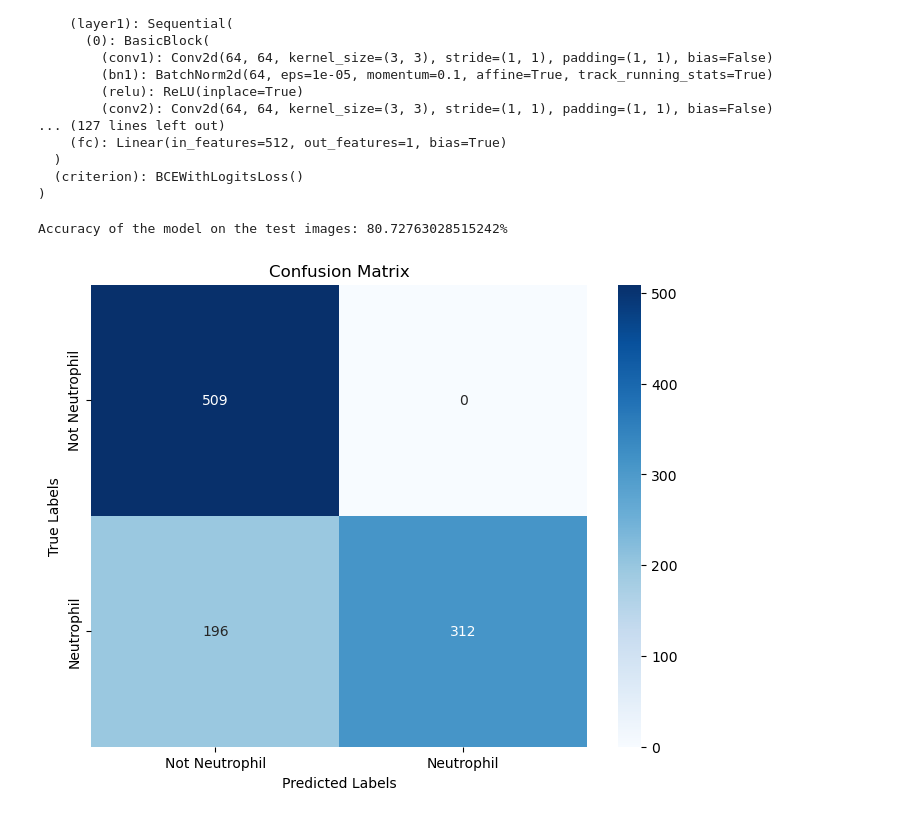
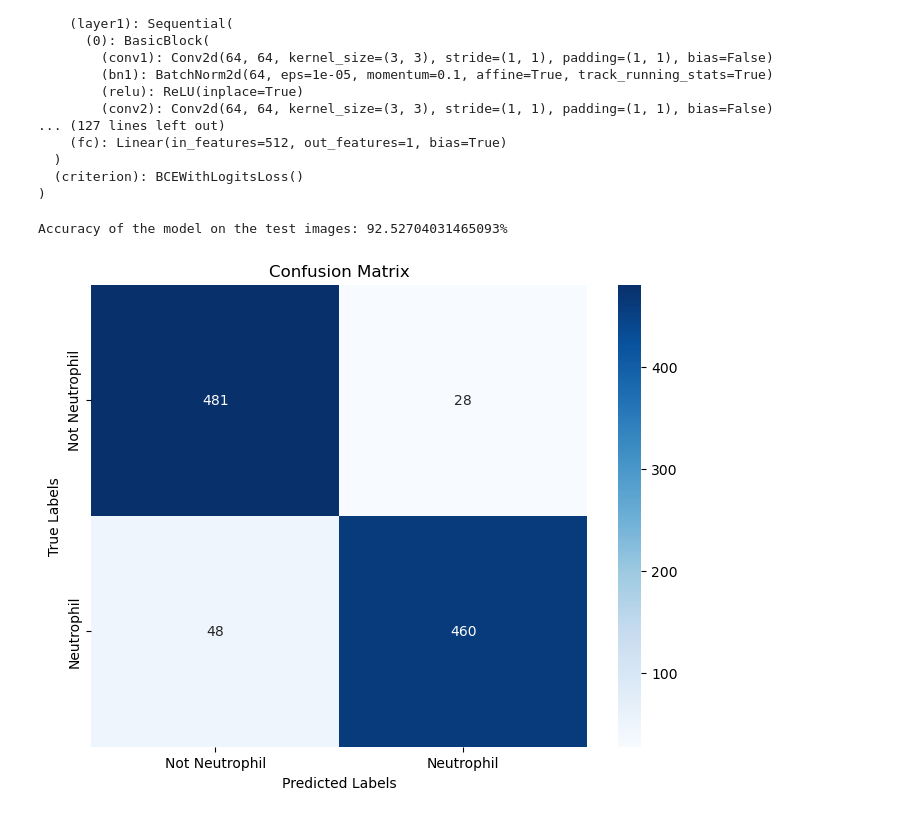
Before and after one commit to Marcusnsr/Bachelor, a Jupyter notebook: Neutrophile_Classifier.ipynb, the cells around one changed output. Drawn from its saved outputs; the diff is of its cells as text; code cells hidden in the pictures.

```diff
--- a/Neutrophile_Classifier.ipynb
+++ b/Neutrophile_Classifier.ipynb
@@ -431,9 +431,10 @@ torch.save(model.state_dict(), 'models/neutrophil_classifier.pth')
 # %%
 # Load the model
 num_classes = 1
+pos_weight_value = 1000.0 # 3, 10, 1000
 data_module = ImageDataModule(data_dir='data/train', batch_size=32, num_classes=num_classes, val_split=0.2)
-model = ImageClassifier(num_classes=num_classes)
-model.load_state_dict(torch.load('models/neutrophil_classifier.pth'))
+model = ImageClassifier(num_classes=num_classes, pos_weight=pos_weight_value)
+model.load_state_dict(torch.load('models/neutrophil_classifier_best.pth'))
 model.eval()
 # %% [output]
 ImageClassifier(
@@ -463,7 +464,7 @@ model.eval()
 # Initialize variables for accuracy calculation
 correct = 0
 total = 0
-threshold = 0.1
+threshold = 0.5
 
 # Evaluate the model for accuracy
 with torch.no_grad():
@@ -477,35 +478,35 @@ with torch.no_grad():
         correct += (predicted == labels).sum().item()  # Ensure this comparison is valid
 
 # Calculate accuracy
 accuracy = 100 * correct / total
 print(f'Accuracy of the model on the test images: {accuracy}%')
 
 
 # Initialize lists to store all predictions and labels for confusion matrix
 all_preds = []
 all_labels = []
 
 with torch.no_grad():
     for inputs, labels in test_loader:
         outputs = model(inputs)
         probabilities = torch.sigmoid(outputs)
         predicted = (probabilities >= threshold).float().cpu().numpy()
         all_preds.extend(predicted)
         all_labels.extend(labels.float().cpu().numpy())
 
 # Create the confusion matrix
 cm = confusion_matrix(all_labels, all_preds)
 
 # Plotting the confusion matrix
 plt.figure(figsize=(8, 6))
 sns.heatmap(cm, annot=True, fmt='d', cmap='Blues', xticklabels=['Not Neutrophil', 'Neutrophil'], yticklabels=['Not Neutrophil', 'Neutrophil'])
 plt.xlabel('Predicted Labels')
 plt.ylabel('True Labels')
 plt.title('Confusion Matrix')
 plt.show()
 # %% [output]
-Accuracy of the model on the test images: 80.72763028515242%
+Accuracy of the model on the test images: 92.52704031465093%
-[figure, old version]
+[figure, new version]
 # %%
 # Set the model to evaluation mode
 model.eval()
```
Also changed, not shown: parts of 7 cells of this notebook, 1 other file.
